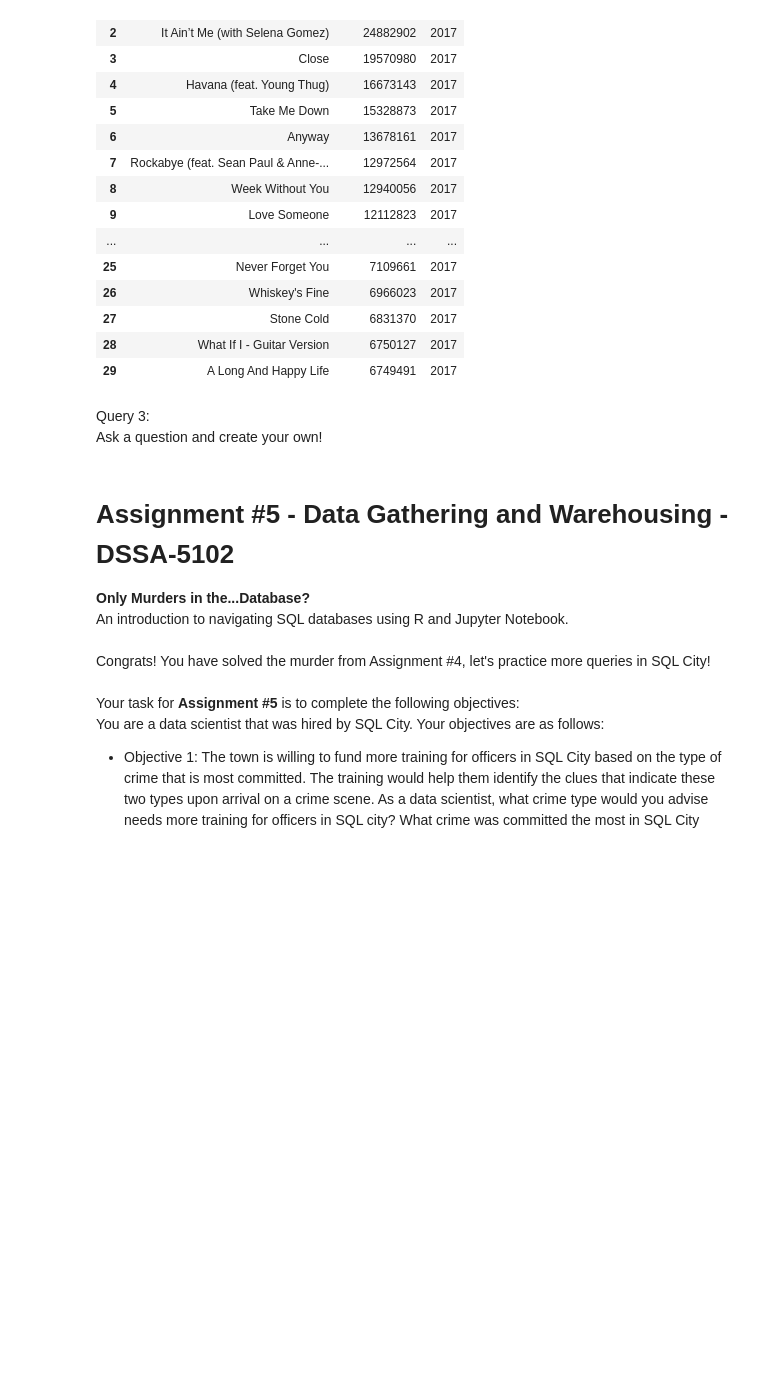
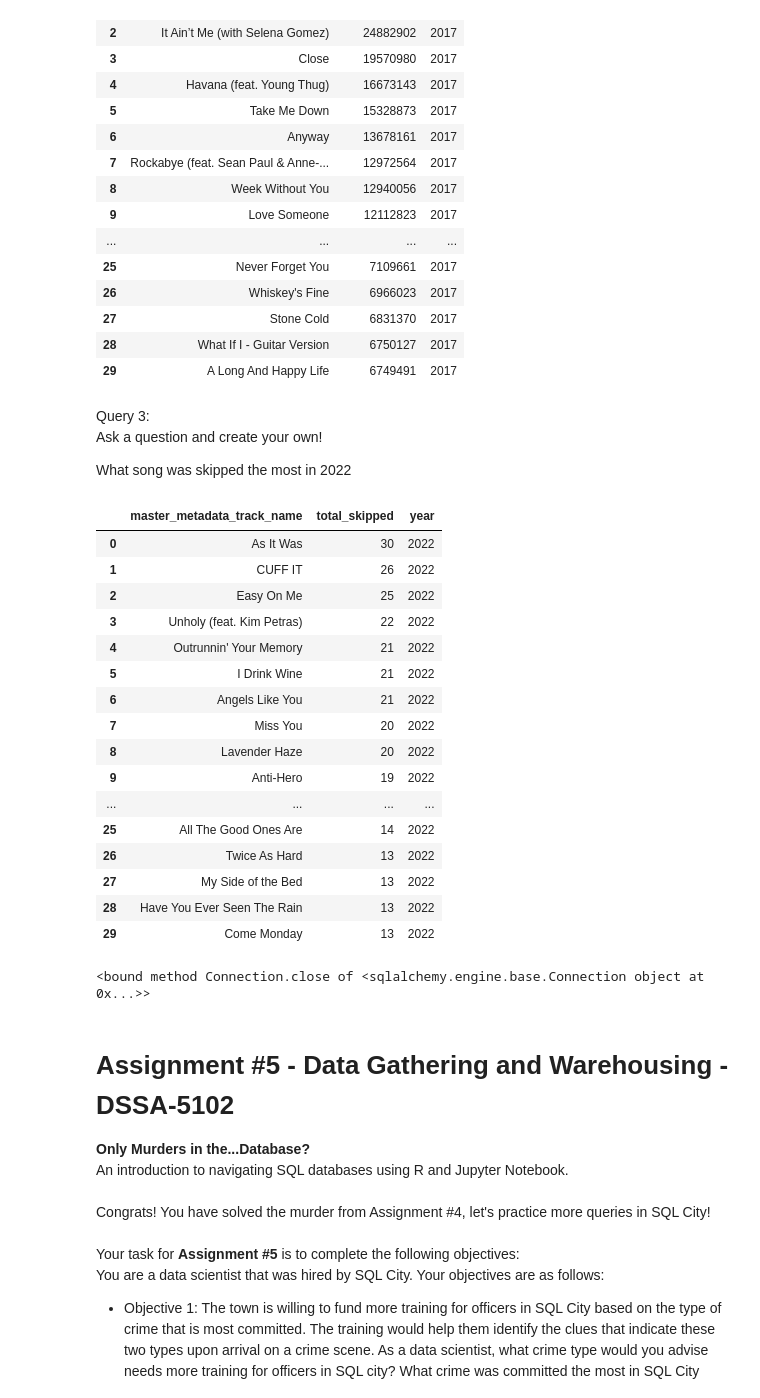
Before and after one commit to amorales702/DSSA-5102_Spring2025, a Jupyter notebook: Assignments/Assignment5/Assignment5_Morales.ipynb, the cells around one changed output. Saved outputs shown, nothing was run; the diff lists cells and outputs as text; code cells hidden in the pictures; blank space fills up the shorter version.

```diff
--- a/Assignments/Assignment5/Assignment5_Morales.ipynb
+++ b/Assignments/Assignment5/Assignment5_Morales.ipynb
@@ -161,9 +161,44 @@ practice2
 # %% [markdown]
 Query 3: <br>
 Ask a question and create your own!
+
+What song was skipped the most in 2022
+# %%
+with engine.connect() as connection:  # Establish a connection
+    query = text("""SELECT master_metadata_track_name, SUM(skipped) as total_skipped, year
+                    FROM spotify_history
+                    WHERE year = 2022
+                    group by master_metadata_track_name
+                    order by total_skipped desc
+                    LIMIT 30;
+                    """)                      # Define the query - text() ensures that the query string is read as a SQL expression
+    practice3 = pd.read_sql(query, connection) #Use pandas to read the sql query with the connection to the database
+
+# Print the results
+practice3
+# %% [output]
+|  | master_metadata_track_name | total_skipped | year |
+| 0 | As It Was | 30 | 2022 |
+| 1 | CUFF IT | 26 | 2022 |
+| 2 | Easy On Me | 25 | 2022 |
+| 3 | Unholy (feat. Kim Petras) | 22 | 2022 |
+| 4 | Outrunnin' Your Memory | 21 | 2022 |
+| 5 | I Drink Wine | 21 | 2022 |
+| 6 | Angels Like You | 21 | 2022 |
+| 7 | Miss You | 20 | 2022 |
+| 8 | Lavender Haze | 20 | 2022 |
+| 9 | Anti-Hero | 19 | 2022 |
+| ... | ... | ... | ... |
+| 25 | All The Good Ones Are | 14 | 2022 |
+| 26 | Twice As Hard | 13 | 2022 |
+| 27 | My Side of the Bed | 13 | 2022 |
+| 28 | Have You Ever Seen The Rain | 13 | 2022 |
+| 29 | Come Monday | 13 | 2022 |
 # %%
 #Disconnect from the database. Always remember to disconnect :)
 connection.close
+# %% [output]
+<bound method Connection.close of <sqlalchemy.engine.base.Connection object at 0x...>>
 # %% [markdown]
 # Assignment #5 - Data Gathering and Warehousing - DSSA-5102
 
```
Also changed, not shown: parts of 10 cells of this notebook, 1 other file.
